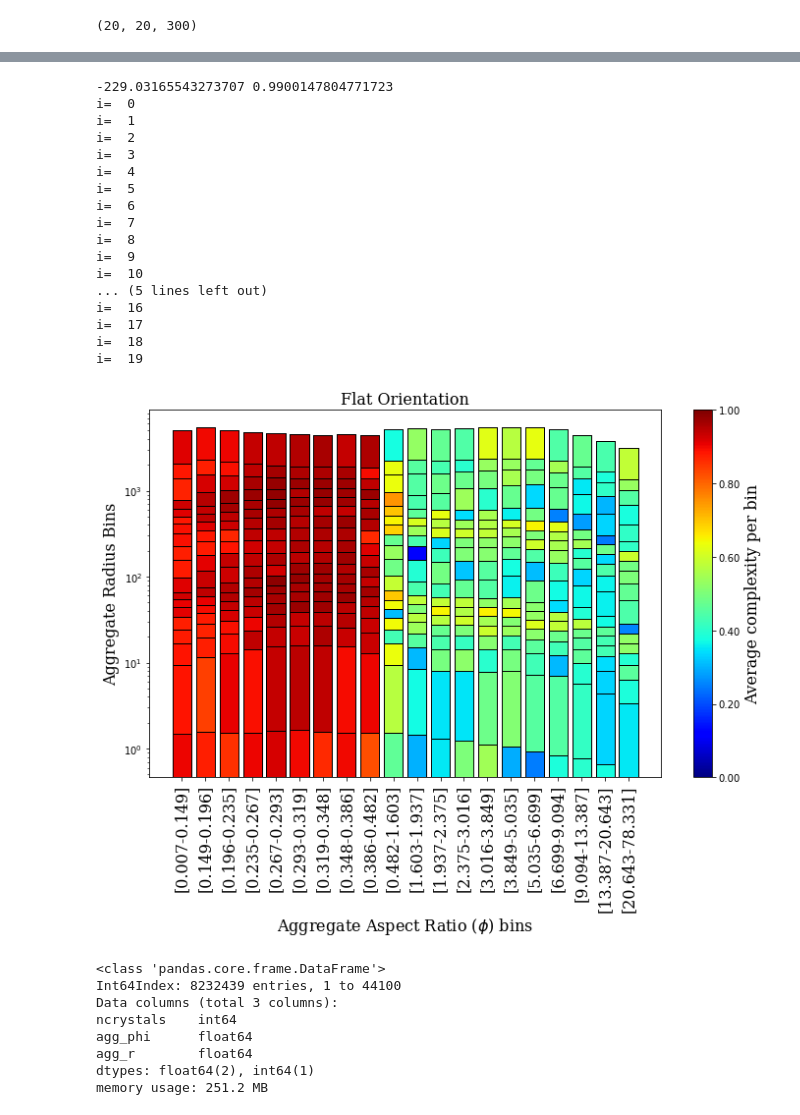
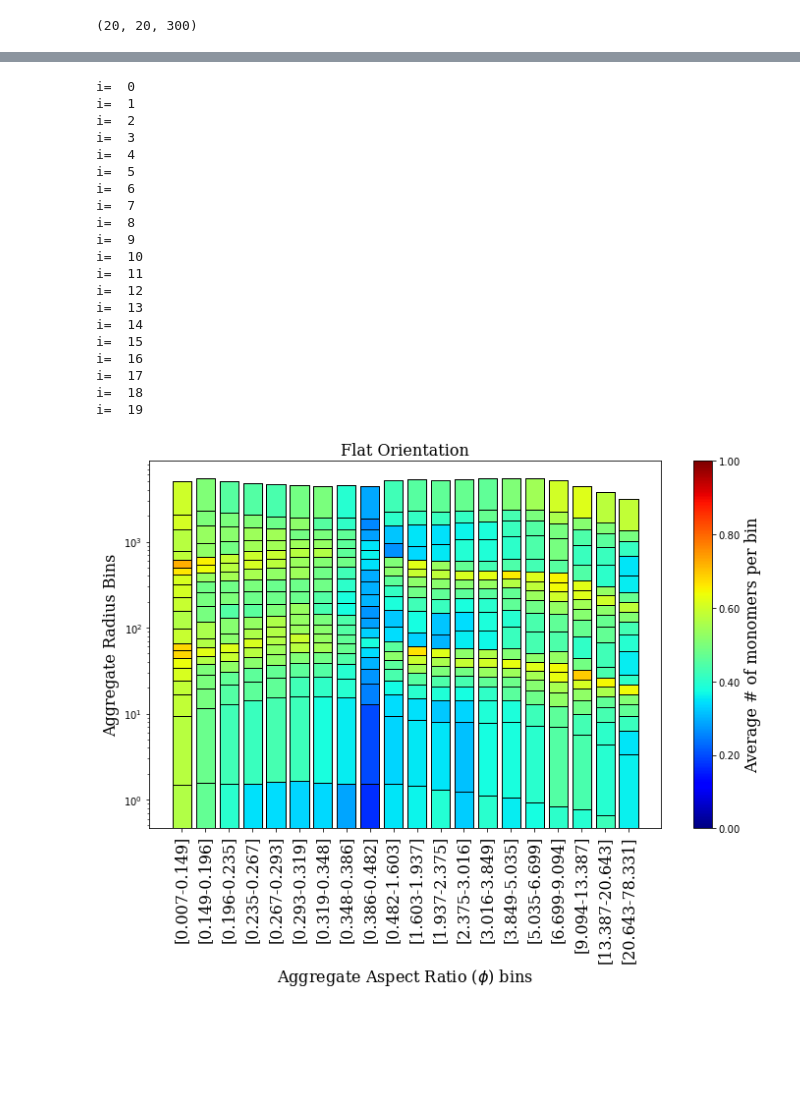
Before and after one commit to vprzybylo/IPAS, a Jupyter notebook: Manipulate_DF.ipynb, the cells around one changed output, grey strips where cells are left out. Cells and saved outputs as stored; diff of their text form; code cells hidden in the pictures; blank space fills up the shorter version.

```diff
--- a/Manipulate_DF.ipynb
+++ b/Manipulate_DF.ipynb
@@ -244,6 +248,3 @@ phica_flat = rxs_flat/rzs_flat
 np.shape(phica_flat)
 # %% [output]
 (20, 20, 300)
-# %%
-for r in range(19):
-    plt.hist(np.mean(cplxs_flat[:,r,:], axis=2), bins =10)
@@ -256,6 +322,12 @@ def query_ncrystals(df_phi, r_bins):
         df = df_phi[(df_phi.agg_r > r_bins[r]) & (df_phi.agg_r < r_bins[r+1])]
         avg_ncrystals.append(df.r.mean().compute())
     return avg_ncrystals
+# %%
+def avg_ncrystals_afteragg(df_phi, r_bins):
+    avg_ncrystals = []
+    for r in range(len(r_bins)-1):
+        avg_ncrystals.append(np.mean(cluster1_ncrystals_flat[i,r,:])+np.mean(cluster2_ncrystals_flat[i,r,:]))
+    return avg_ncrystals
 # %%
 def avg_cplx(i, r_bins):
     avg_cplx = []
@@ -264,11 +336,13 @@ def avg_cplx(i, r_bins):
     return avg_cplx
 # %%
 res, phi_bins = pd.qcut(df_repart.agg_phi.compute(), 20, retbins=True)
+%store phi_bins
 #print(phi_bins)
 phi_bin_labs = []
 avg_ncrystals=np.empty((len(phi_bins)-1,len(phi_bins)-1))
 avg_cplxs=np.empty((len(phi_bins)-1,len(phi_bins)-1))
 all_r_bins = np.empty((len(phi_bins),len(phi_bins)))
+%store all_r_bins
 
 for i in range(len(phi_bins)-1):
     print('i = ', i)
@@ -281,5 +355,6 @@ for i in range(len(phi_bins)-1):
     all_r_bins[i,:]=r_bins
     #now use those r bins from the output of queried r and phi to find # of monomers per bin
     avg_ncrystals[i,:] = query_ncrystals(df_phi, r_bins)
+    avg_ncrystals[i,:] = avg_ncrystals_afteragg(i, r_bins)
     avg_cplxs[i,:] = avg_cplx(i, r_bins)
 # %% [output]
@@ -305,0 +405,12 @@ i =  19
+# %%
+cm = plt.cm.get_cmap('viridis')
+r=19
+for n in range(300):
+    plt.scatter(np.linspace(1,20,20), cplxs_flat[:,r,n], \
+                c=(cluster1_ncrystals_flat[:,r,n]+cluster2_ncrystals_flat[:,r,n]), \
+                cmap=cm, vmin=2, vmax=100)
+plt.ylim(0.2, 1.01)
+plt.xlabel('Aspect Ratio', fontsize=16, family='serif');
+plt.ylabel('Complexity', fontsize=16, family='serif');
+cbar = plt.colorbar()
+cbar.ax.set_ylabel('# of monomers', fontsize=16, family='serif');
@@ -306,26 +456,27 @@ i =  19
 # %%
 fig, ax = plt.subplots(figsize=(10,8))
 cmap = plt.cm.jet
-vmin=np.amin(avg_cplxs)
-vmax=np.amax(avg_cplxs)
-print(vmin, vmax)
+# vmin=np.amin(avg_cplxs)
+# vmax=np.amax(avg_cplxs)
+# print(vmin, vmax)
 #1.3914486210085406 907.974759288473   flat r max min
 #1.2451487710219922 640.6597671410091  rand r
 
 #flat
 #mono_r = vmin=np.amin(avg_ncrystals), vmax=np.amax(avg_ncrystals)
 #norm = matplotlib.colors.LogNorm(vmin=1.2, vmax=900)
-#norm = matplotlib.colors.Normalize(vmin=5, vmax=38)
+norm = matplotlib.colors.Normalize(vmin=4, vmax=100)
 
-norm = matplotlib.colors.LogNorm(vmin=0.5, vmax=1.0)
+#norm = matplotlib.colors.LogNorm(vmin=0.5, vmax=1.0)
 
 for i in range(len(phi_bins)-1):
     print('i= ', i)
     for r in range(len(r_bins)-2):
         if r != 0:
-            plt.bar([i]*len(r_bins), all_r_bins[i,r], bottom= all_r_bins[i,r-1], color=cmap(norm(avg_cplxs[i,r])),edgecolor='k')
+            plt.bar([i]*len(r_bins), all_r_bins[i,r], bottom= all_r_bins[i,r-1],  color=cmap(norm(np.mean(cluster1_ncrystals_flat[i,r,:]+cluster2_ncrystals_flat[i,r,:]))),edgecolor='k')
+
         else:
-            plt.bar([i]*len(r_bins), all_r_bins[i,r], color=cmap(norm(avg_cplxs[i,r])), edgecolor='k')
+            plt.bar([i]*len(r_bins), all_r_bins[i,r], color=cmap(norm(np.mean(cluster1_ncrystals_flat[i,r,:]+cluster2_ncrystals_flat[i,r,:]))), edgecolor='k')
 
 #     for x,y in zip([i]*len(r_bins), r_bins):
 
@@ -344,34 +495,37 @@ plt.ylabel("Aggregate Radius Bins",fontsize=16,family='serif')
 plt.xlabel("Aggregate Aspect Ratio ($\phi$) bins",fontsize=16,family='serif')
 cb = plt.cm.ScalarMappable(cmap=cmap)
 cbar = plt.colorbar(cb,format='%.2f')
 #cbar.ax.set_ylabel('Average # of monomers per bin', fontsize=16, family='serif')
-cbar.ax.set_ylabel('Average complexity per bin', fontsize=16, family='serif')
+cbar.ax.set_ylabel('Average # of monomers per bin', fontsize=16, family='serif')
 #plt.title('Quasi-Horizontal Orientation',fontsize=16, family='serif')
 plt.title('Flat Orientation',fontsize=16, family='serif')
 plt.tight_layout()
 #plt.savefig('bins_rand_meanmono_r_5000rad_logy.pdf')
 
 #sm.set_label('Average # of monomers in the aggregates')
 #textstr = '$n$ values per $phi$ :', str(res.value_counts()[0])
 #ax.text(0.05, 0.95, textstr, transform=ax.transAxes, fontsize=14,
 #        vertical alignment='top', bbox=dict(boxstyle='round'))
 #17716 values per phi, per r
 # %% [output]
--229.03165543273707 0.9900147804771723
 i=  0
 i=  1
 i=  2
 i=  3
 i=  4
 i=  5
 i=  6
 i=  7
 i=  8
 i=  9
 i=  10
-... (5 lines left out)
+i=  11
+i=  12
+i=  13
+i=  14
+i=  15
 i=  16
 i=  17
 i=  18
 i=  19
-[figure, old version]
+[figure, new version]
@@ -404,12 +531,0 @@ net.widget()
-# %%
-pd_df = df_repart.drop(['points', 'a', 'b', 'c', 'phi2D', 'cplx', 'agg_id', 'phi', 'r'], axis=1).compute()
-pd_df.info()
-# %% [output]
-<class 'pandas.core.frame.DataFrame'>
-Int64Index: 8232439 entries, 1 to 44100
-Data columns (total 3 columns):
-ncrystals    int64
-agg_phi      float64
-agg_r        float64
-dtypes: float64(2), int64(1)
-memory usage: 251.2 MB
```
Also changed, not shown: parts of 17 cells of this notebook, 6 other files.
